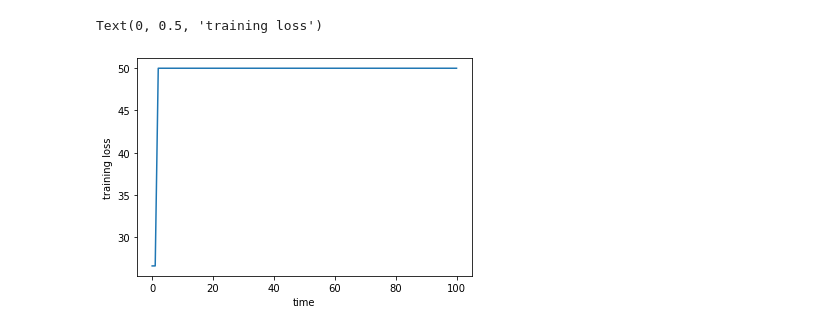
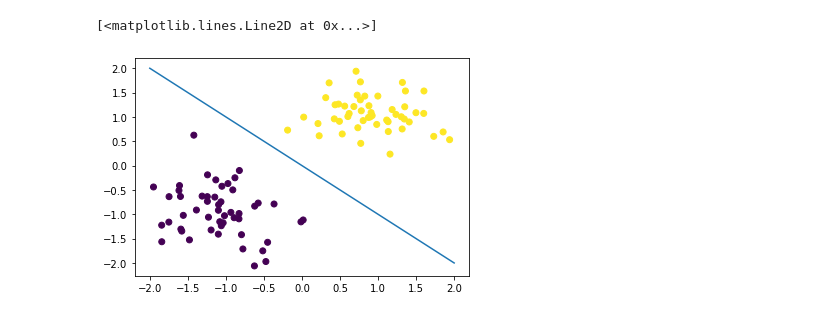
Before and after one commit to RSCAM-BayesianNN/BNN, a Jupyter notebook: NN_classification.ipynb, the cells around one changed output. Drawn from its saved outputs; the diff is of its cells as text; code cells hidden in the pictures.

```diff
--- a/NN_classification.ipynb
+++ b/NN_classification.ipynb
@@ -5,16 +6,17 @@ import matplotlib.pyplot as plt
 # %%
-def create_data(n):
+def create_data(n,SD):
     '''
     returns data of n random points around centers (1,1) and (-1,-1) each
+    The data are normally distributed around centres with standard deviation in x and y directions, SD
     points aroung (1,1): label 1
     points aroung (-1,-1): label 0
     '''
 
-    c1 = np.random.normal(1, 0.5, (50, 2))
-    c1 = np.hstack((c1, np.ones((50,1))))
+    c1 = np.random.normal(1,SD, (n, 2))
+    c1 = np.hstack((c1, np.ones((n,1))))
 
-    c2 = np.random.normal(-1, 0.5, (50, 2))
-    c2 = np.hstack((c2, np.zeros((50,1))))
+    c2 = np.random.normal(-1,SD, (n, 2))
+    c2 = np.hstack((c2, np.zeros((n,1))))
 
     data = np.vstack((c1, c2))
     return data
@@ -147,6 +136,0 @@ Text(0, 0.5, 'training loss')
-# %%
-theta,t,loss = compute_trajectory(np.random.random((9,1)),100,1,Euler,p_force)
-plt.plot(t,loss); plt.xlabel('time'); plt.ylabel('training loss')
-# %% [output]
-Text(0, 0.5, 'training loss')
-[figure, removed]
@@ -162,0 +169,10 @@ p_classifier(x1,x2,theta)
+# %%
+SD = 0.5
+tdata = create_data(50,SD)
+# %%
+#Plot Data with separating line y = -x
+plt.scatter(tdata[:,0], tdata[:,1], c = tdata[:,2])
+plt.plot(np.linspace(-2,2, 20), -1*np.linspace(-2,2, 20))
+# %% [output]
+[<matplotlib.lines.Line2D at 0x...>]
+[figure, added]
```
Also changed, not shown: parts of 19 cells of this notebook.
